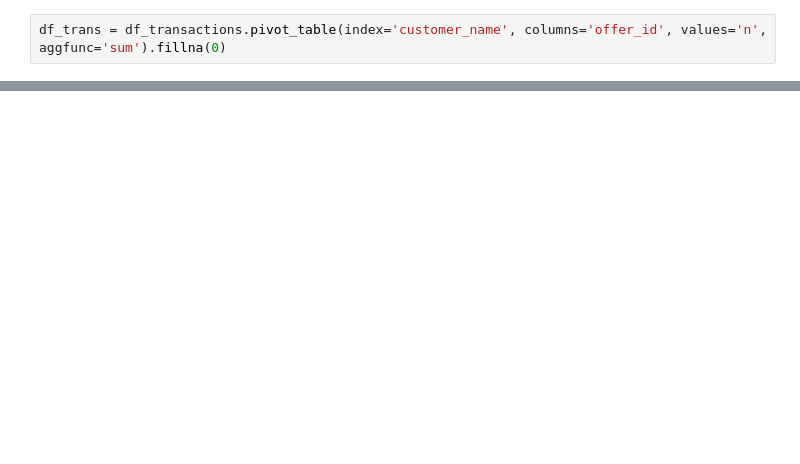
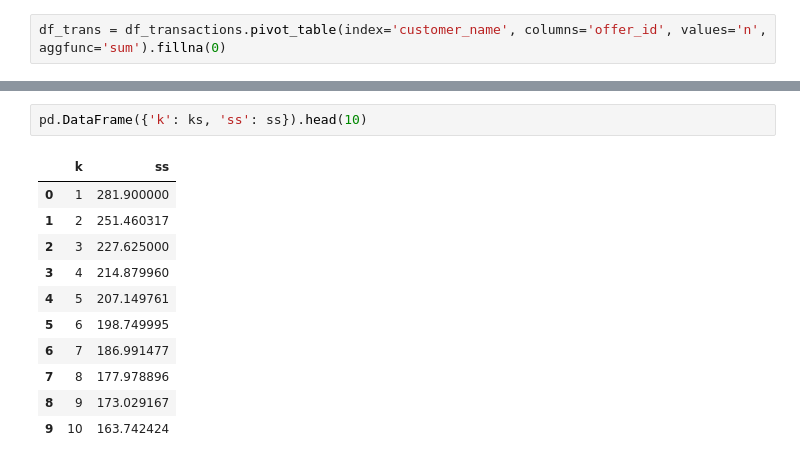
Before and after one commit to nico-corthorn/mec-mini-projects, a Jupyter notebook: mec-16.2.6-clustering-mini-project/Mini_Project_Clustering_Solution.ipynb, the cells around one changed output, grey strips where cells are left out. Drawn from its saved outputs; the diff is of its cells as text; blank space fills up the shorter version.

```diff
--- a/mec-16.2.6-clustering-mini-project/Mini_Project_Clustering_Solution.ipynb
+++ b/mec-16.2.6-clustering-mini-project/Mini_Project_Clustering_Solution.ipynb
@@ -76,0 +144,14 @@ df_trans
+# %%
+pd.DataFrame({'k': ks, 'ss': ss}).head(10)
+# %% [output]
+|  | k | ss |
+| 0 | 1 | 281.900000 |
+| 1 | 2 | 251.460317 |
+| 2 | 3 | 227.625000 |
+| 3 | 4 | 214.879960 |
+| 4 | 5 | 207.149761 |
+| 5 | 6 | 198.749995 |
+| 6 | 7 | 186.991477 |
+| 7 | 8 | 177.978896 |
+| 8 | 9 | 173.029167 |
+| 9 | 10 | 163.742424 |
```
Also changed, not shown: parts of 27 cells of this notebook.
